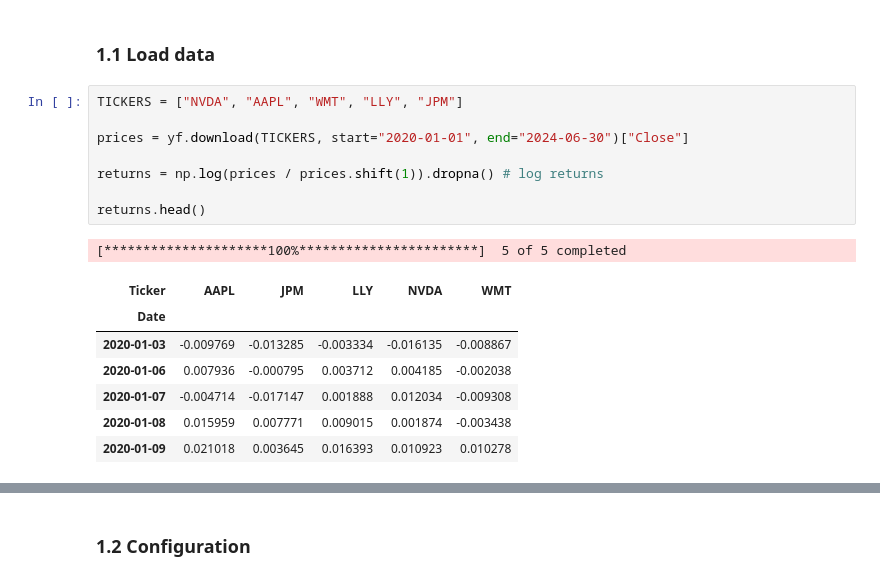
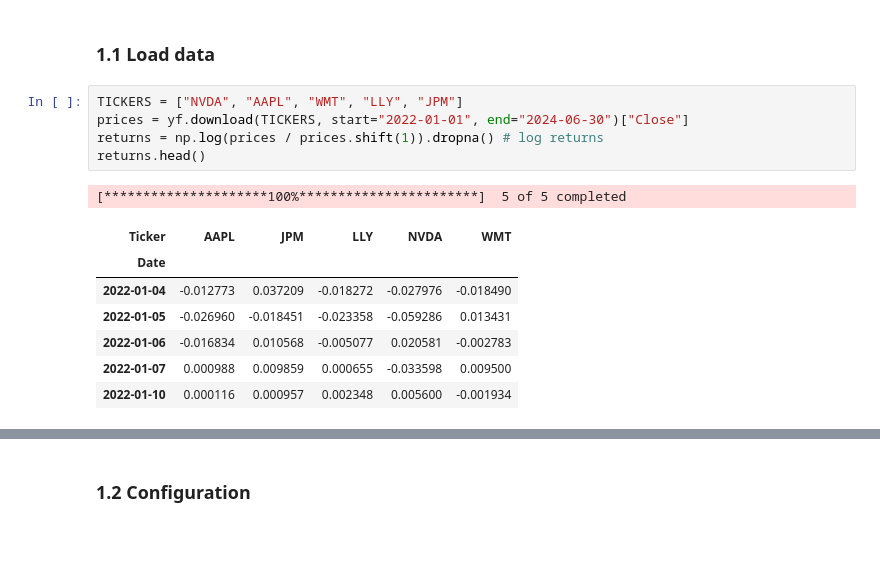
Before and after one commit to andrebraeuer/machinelearning, a Jupyter notebook: SANDBOX_copulagarch.ipynb, the cells around one changed output, grey strips where cells are left out. Saved outputs shown, nothing was run; the diff lists cells and outputs as text; blank space fills up the shorter version.

```diff
--- a/SANDBOX_copulagarch.ipynb
+++ b/SANDBOX_copulagarch.ipynb
@@ -32,18 +190,15 @@ def fit_garch(returns, scale=100):
 ### 1.1 Load data
 # %%
 TICKERS = ["NVDA", "AAPL", "WMT", "LLY", "JPM"]
-
-prices = yf.download(TICKERS, start="2020-01-01", end="2024-06-30")["Close"]
-
+prices = yf.download(TICKERS, start="2022-01-01", end="2024-06-30")["Close"]
 returns = np.log(prices / prices.shift(1)).dropna() # log returns
-
 returns.head()
 # %% [output]
 [*********************100%***********************]  5 of 5 completed
 | Ticker | AAPL | JPM | LLY | NVDA | WMT |
 | Date |  |  |  |  |  |
-| 2020-01-03 | -0.009769 | -0.013285 | -0.003334 | -0.016135 | -0.008867 |
-| 2020-01-06 | 0.007936 | -0.000795 | 0.003712 | 0.004185 | -0.002038 |
-| 2020-01-07 | -0.004714 | -0.017147 | 0.001888 | 0.012034 | -0.009308 |
-| 2020-01-08 | 0.015959 | 0.007771 | 0.009015 | 0.001874 | -0.003438 |
-| 2020-01-09 | 0.021018 | 0.003645 | 0.016393 | 0.010923 | 0.010278 |
+| 2022-01-04 | -0.012773 | 0.037209 | -0.018272 | -0.027976 | -0.018490 |
+| 2022-01-05 | -0.026960 | -0.018451 | -0.023358 | -0.059286 | 0.013431 |
+| 2022-01-06 | -0.016834 | 0.010568 | -0.005077 | 0.020581 | -0.002783 |
+| 2022-01-07 | 0.000988 | 0.009859 | 0.000655 | -0.033598 | 0.009500 |
+| 2022-01-10 | 0.000116 | 0.000957 | 0.002348 | 0.005600 | -0.001934 |
```
Also changed, not shown: parts of 105 cells of this notebook, 6 other files.
